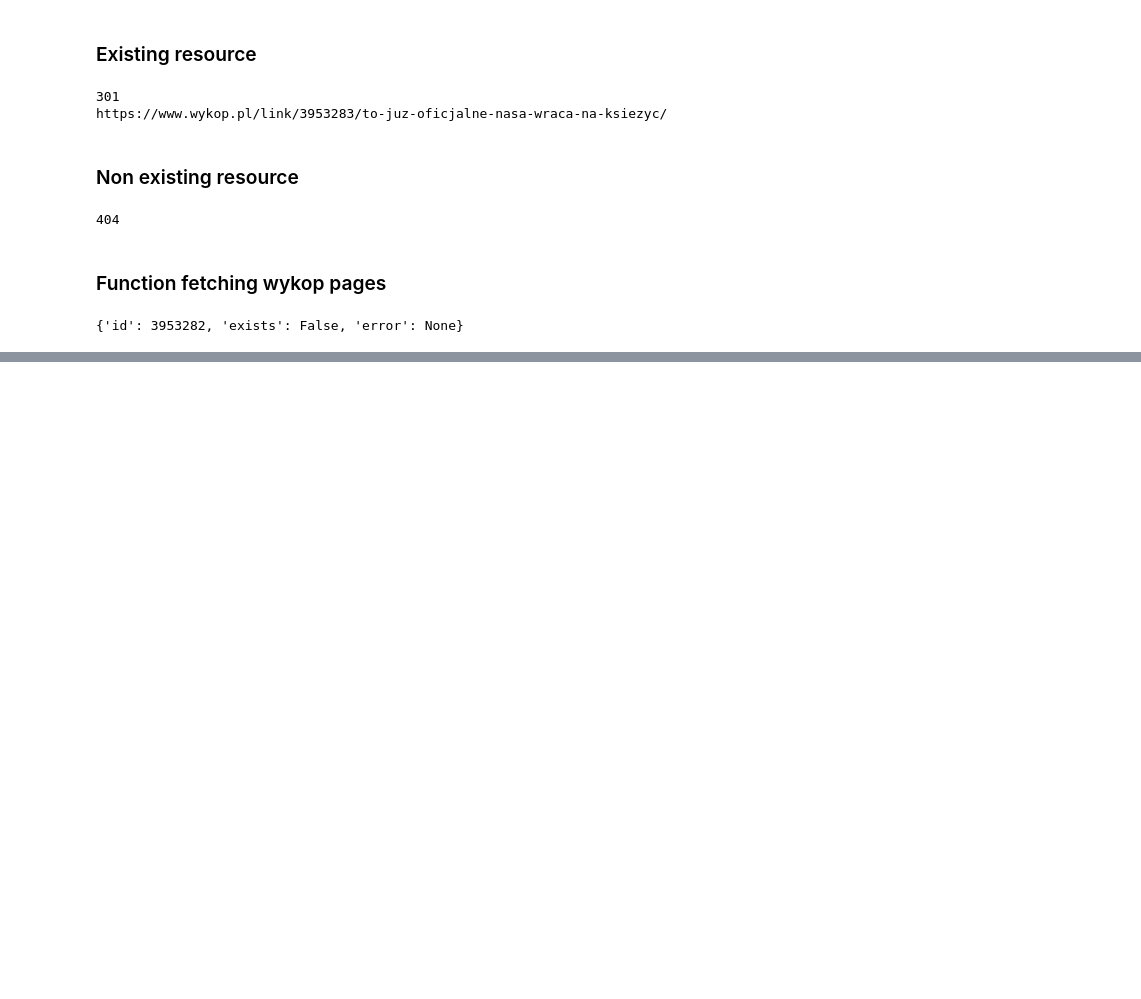
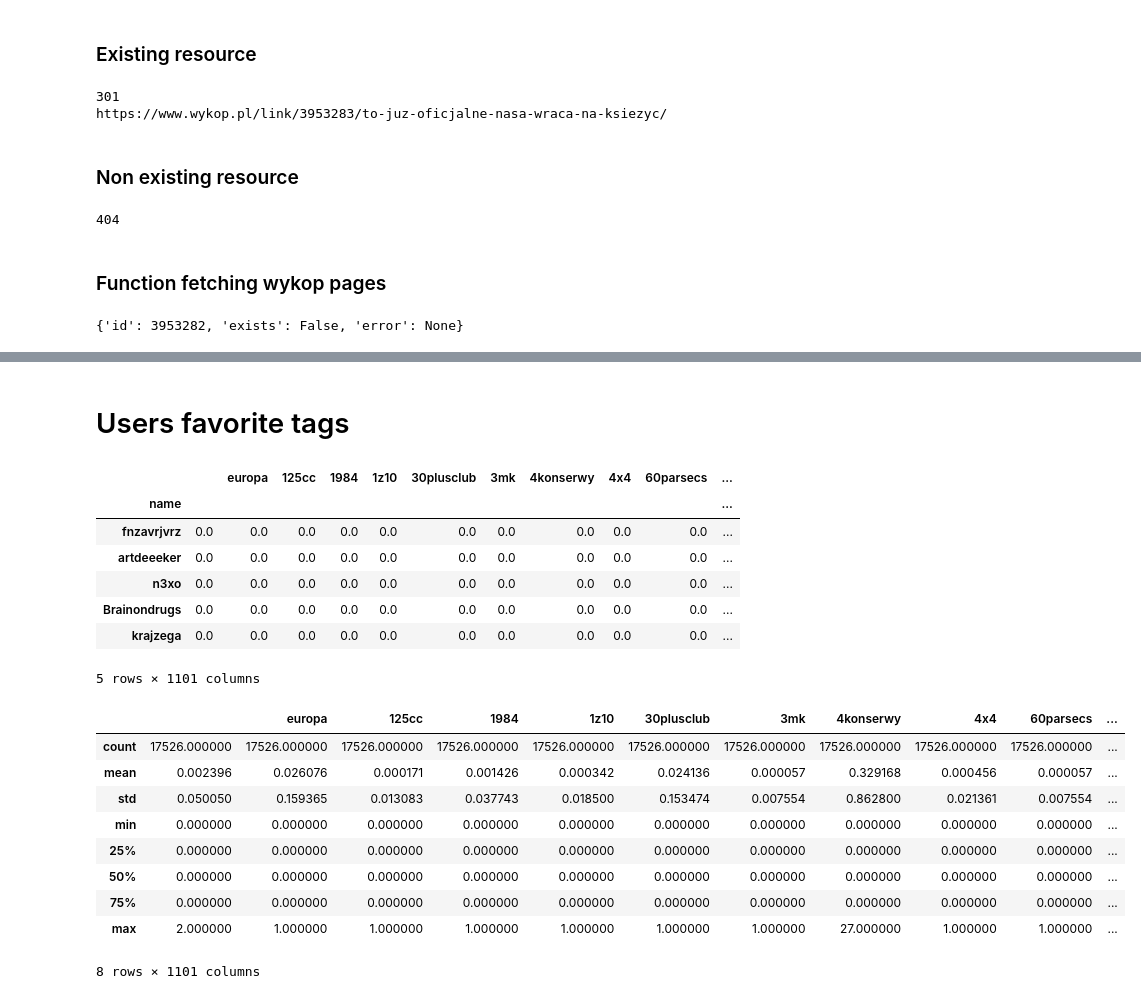
Before and after one commit to lzenczuk/ml_playground, a Jupyter notebook: wykop/Wykop.ipynb, the cells around one changed output, grey strips where cells are left out. Saved outputs shown, nothing was run; the diff lists cells and outputs as text; code cells hidden in the pictures; blank space fills up the shorter version.

```diff
--- a/wykop/Wykop.ipynb
+++ b/wykop/Wykop.ipynb
@@ -88,0 +200,46 @@ print fetch_wykop_page(3953282)
+# %% [markdown]
+# Users favorite tags
+# %%
+users_tags_query = [
+    {"$project": {"k": "$keys", "u": "$up_voters"}},
+    {"$unwind": {"path": "$k"}},
+    {"$unwind": {"path": "$u"}},
+    {"$group": {"_id": {"user": "$u.user", "key": "$k"}, "counter": {"$sum": 1}}},
+    {"$group": {"_id": "$_id.user", "keys": {"$push": {"key": "$_id.key", "count": "$counter"}}}},
+]
+
+users_tags = pages.aggregate(users_tags_query)
+users_tags_array = []
+for uts in users_tags:
+    u = {"name": uts['_id']}
+
+    for t in uts['keys']:
+        u[t['key']] = t['count']
+
+    users_tags_array.append(u)
+
+ut_df =  pd.DataFrame(list(users_tags_array))
+ut_df.fillna(0, inplace=True)
+ut_df.set_index('name', inplace=True)
+
+display(ut_df.head())
+ut_df.describe()
+# %% [output]
+|  |  | europa | 125cc | 1984 | 1z10 | 30plusclub | 3mk | 4konserwy | 4x4 | 60parsecs | ... |
+| name |  |  |  |  |  |  |  |  |  |  | ... |
+| fnzavrjvrz | 0.0 | 0.0 | 0.0 | 0.0 | 0.0 | 0.0 | 0.0 | 0.0 | 0.0 | 0.0 | ... |
+| artdeeeker | 0.0 | 0.0 | 0.0 | 0.0 | 0.0 | 0.0 | 0.0 | 0.0 | 0.0 | 0.0 | ... |
+| n3xo | 0.0 | 0.0 | 0.0 | 0.0 | 0.0 | 0.0 | 0.0 | 0.0 | 0.0 | 0.0 | ... |
+| Brainondrugs | 0.0 | 0.0 | 0.0 | 0.0 | 0.0 | 0.0 | 0.0 | 0.0 | 0.0 | 0.0 | ... |
+| krajzega | 0.0 | 0.0 | 0.0 | 0.0 | 0.0 | 0.0 | 0.0 | 0.0 | 0.0 | 0.0 | ... |
+5 rows × 1101 columns
+|  |  | europa | 125cc | 1984 | 1z10 | 30plusclub | 3mk | 4konserwy | 4x4 | 60parsecs | ... |
+| count | 17526.000000 | 17526.000000 | 17526.000000 | 17526.000000 | 17526.000000 | 17526.000000 | 17526.000000 | 17526.000000 | 17526.000000 | 17526.000000 | ... |
+| mean | 0.002396 | 0.026076 | 0.000171 | 0.001426 | 0.000342 | 0.024136 | 0.000057 | 0.329168 | 0.000456 | 0.000057 | ... |
+| std | 0.050050 | 0.159365 | 0.013083 | 0.037743 | 0.018500 | 0.153474 | 0.007554 | 0.862800 | 0.021361 | 0.007554 | ... |
+| min | 0.000000 | 0.000000 | 0.000000 | 0.000000 | 0.000000 | 0.000000 | 0.000000 | 0.000000 | 0.000000 | 0.000000 | ... |
+| 25% | 0.000000 | 0.000000 | 0.000000 | 0.000000 | 0.000000 | 0.000000 | 0.000000 | 0.000000 | 0.000000 | 0.000000 | ... |
+| 50% | 0.000000 | 0.000000 | 0.000000 | 0.000000 | 0.000000 | 0.000000 | 0.000000 | 0.000000 | 0.000000 | 0.000000 | ... |
+| 75% | 0.000000 | 0.000000 | 0.000000 | 0.000000 | 0.000000 | 0.000000 | 0.000000 | 0.000000 | 0.000000 | 0.000000 | ... |
+| max | 2.000000 | 1.000000 | 1.000000 | 1.000000 | 1.000000 | 1.000000 | 1.000000 | 27.000000 | 1.000000 | 1.000000 | ... |
+8 rows × 1101 columns
```
Also changed, not shown: parts of 9 cells of this notebook, 1 other file.
